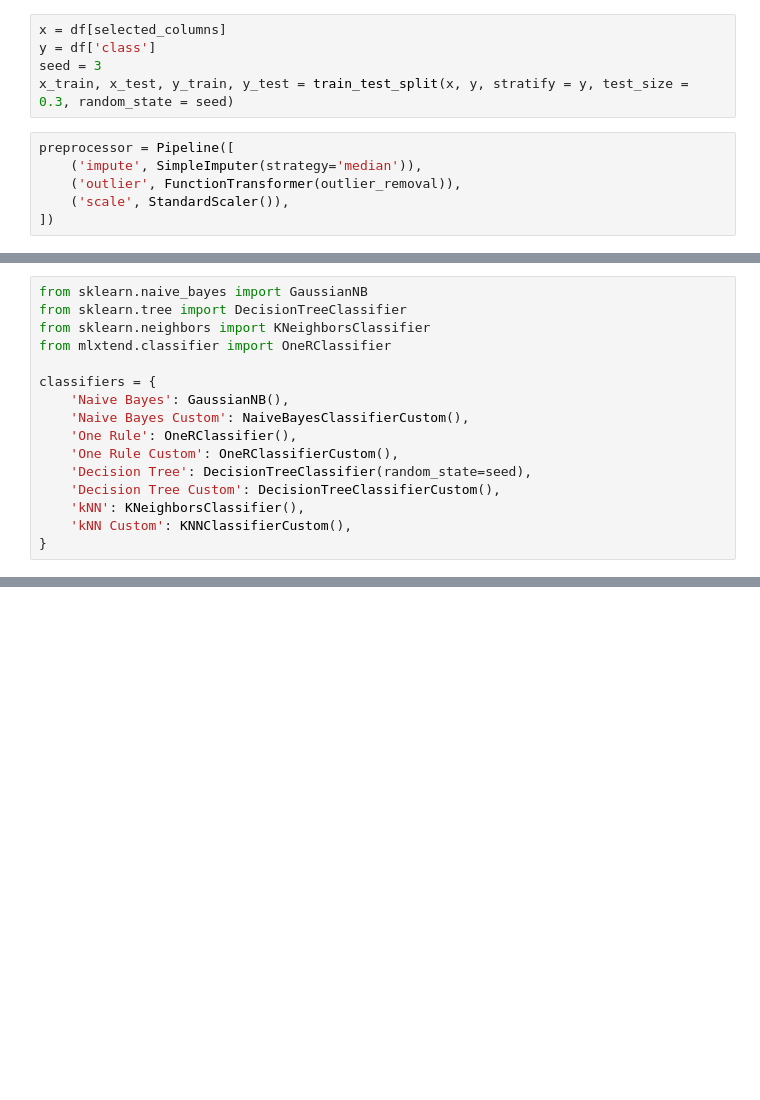
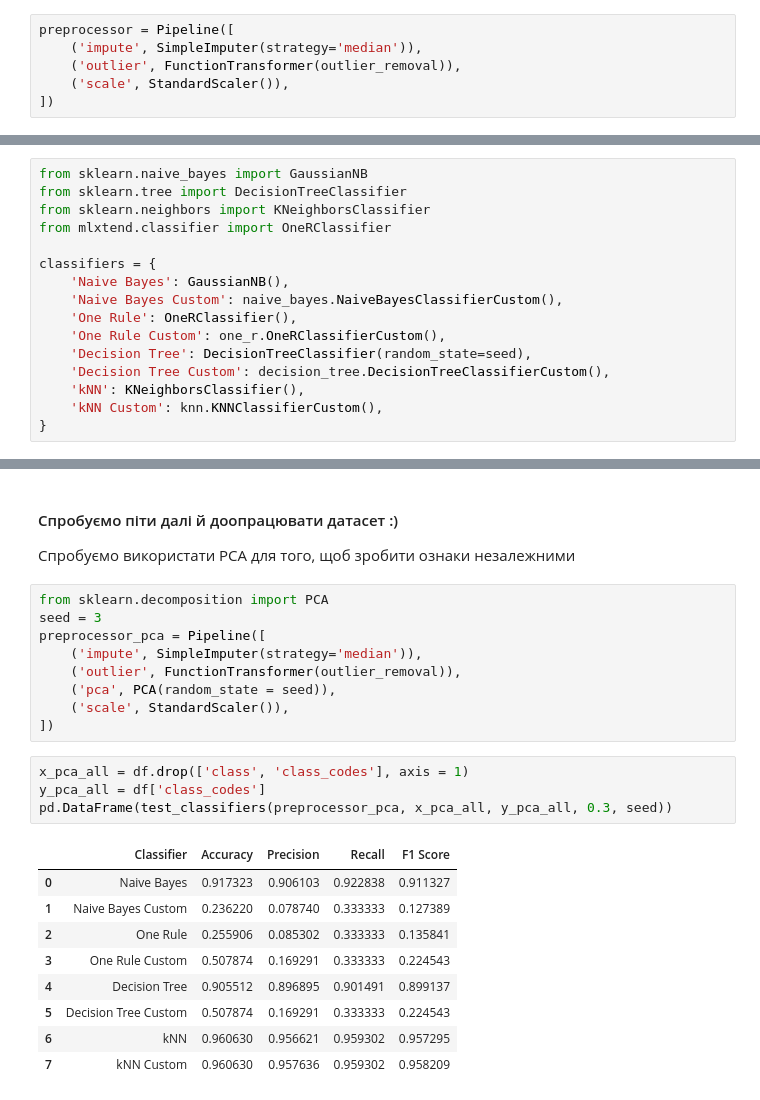
Before and after one commit to illia-st/data_mining_lab1, a Jupyter notebook: Preprocess.ipynb, the cells around one changed output, grey strips where cells are left out. Saved outputs shown, nothing was run; the diff lists cells and outputs as text; blank space fills up the shorter version.

```diff
--- a/Preprocess.ipynb
+++ b/Preprocess.ipynb
@@ -169,8 +166,3 @@ from sklearn.svm import SVC
-# %%
-x = df[selected_columns]
-y = df['class']
-seed = 3
-x_train, x_test, y_train, y_test = train_test_split(x, y, stratify = y, test_size = 0.3, random_state = seed)
 # %%
 preprocessor = Pipeline([
     ('impute', SimpleImputer(strategy='median')),
@@ -577,13 +179,13 @@ from mlxtend.classifier import OneRClassifier
 
 classifiers = {
     'Naive Bayes': GaussianNB(),
-    'Naive Bayes Custom': NaiveBayesClassifierCustom(),
+    'Naive Bayes Custom': naive_bayes.NaiveBayesClassifierCustom(),
     'One Rule': OneRClassifier(),
-    'One Rule Custom': OneRClassifierCustom(),
+    'One Rule Custom': one_r.OneRClassifierCustom(),
     'Decision Tree': DecisionTreeClassifier(random_state=seed),
-    'Decision Tree Custom': DecisionTreeClassifierCustom(),
+    'Decision Tree Custom': decision_tree.DecisionTreeClassifierCustom(),
     'kNN': KNeighborsClassifier(),
-    'kNN Custom': KNNClassifierCustom(),
+    'kNN Custom': knn.KNNClassifierCustom(),
 }
 # %%
 from sklearn.metrics import accuracy_score, precision_score, recall_score, f1_score
@@ -624,3 +231,29 @@ results_df
 | 5 | Decision Tree Custom | 0.602362 | 0.574073 | 0.579080 | 0.573076 |
 | 6 | kNN | 0.870079 | 0.859182 | 0.857861 | 0.857018 |
 | 7 | kNN Custom | 0.870079 | 0.855300 | 0.860833 | 0.857548 |
+# %% [markdown]
+#### Спробуємо піти далі й доопрацювати датасет :)
+Спробуємо використати PCA для того, щоб зробити ознаки незалежними
+# %%
+from sklearn.decomposition import PCA
+seed = 3
+preprocessor_pca = Pipeline([
+    ('impute', SimpleImputer(strategy='median')),
+    ('outlier', FunctionTransformer(outlier_removal)),
+    ('pca', PCA(random_state = seed)),
+    ('scale', StandardScaler()),
+])
+# %%
+x_pca_all = df.drop(['class', 'class_codes'], axis = 1)
+y_pca_all = df['class_codes']
+pd.DataFrame(test_classifiers(preprocessor_pca, x_pca_all, y_pca_all, 0.3, seed))
+# %% [output]
+|  | Classifier | Accuracy | Precision | Recall | F1 Score |
+| 0 | Naive Bayes | 0.917323 | 0.906103 | 0.922838 | 0.911327 |
+| 1 | Naive Bayes Custom | 0.236220 | 0.078740 | 0.333333 | 0.127389 |
+| 2 | One Rule | 0.255906 | 0.085302 | 0.333333 | 0.135841 |
+| 3 | One Rule Custom | 0.507874 | 0.169291 | 0.333333 | 0.224543 |
+| 4 | Decision Tree | 0.905512 | 0.896895 | 0.901491 | 0.899137 |
+| 5 | Decision Tree Custom | 0.507874 | 0.169291 | 0.333333 | 0.224543 |
+| 6 | kNN | 0.960630 | 0.956621 | 0.959302 | 0.957295 |
+| 7 | kNN Custom | 0.960630 | 0.957636 | 0.959302 | 0.958209 |
```
Also changed, not shown: parts of 24 cells of this notebook.
